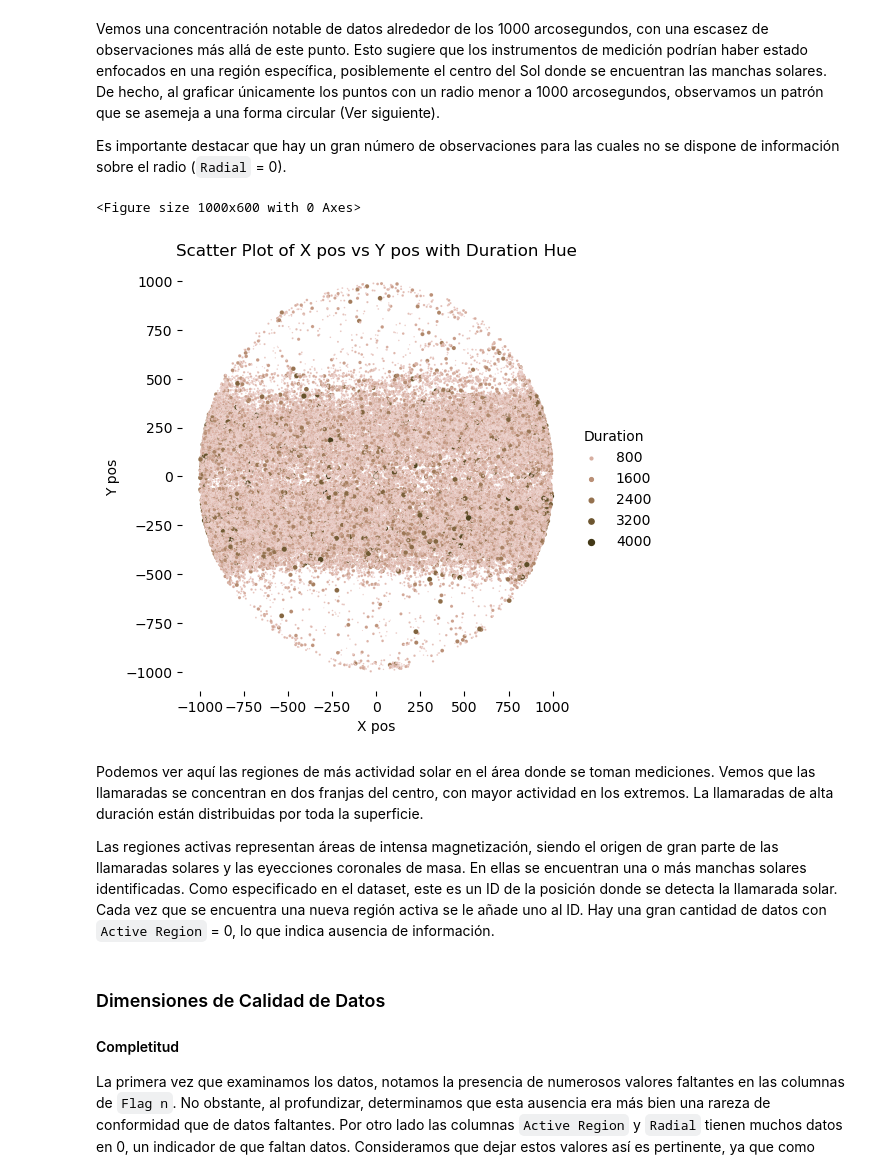
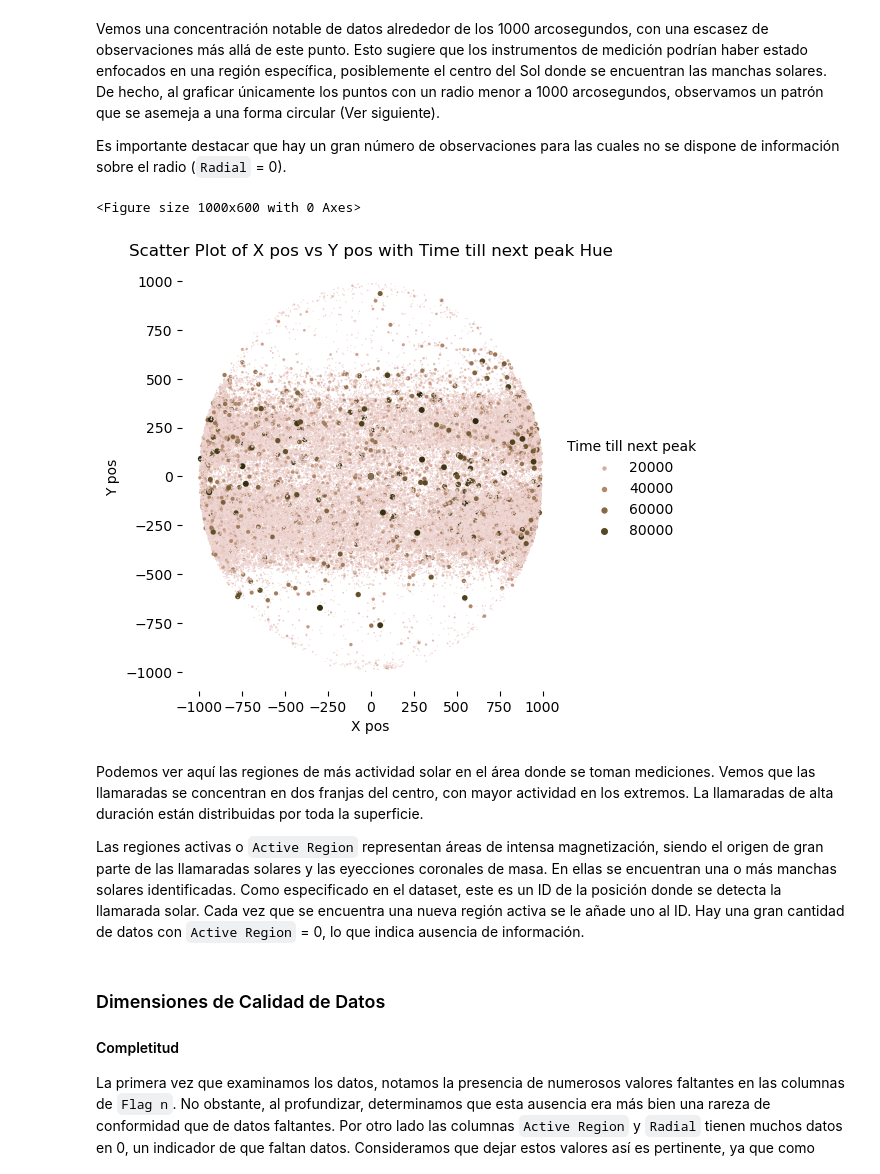
Before and after one commit to WonderfulAme/solar-flares, a Jupyter notebook: Notebook.ipynb, the cells around one changed output. Cells and saved outputs as stored; diff of their text form; code cells hidden in the pictures.

Commit message:
Change objective variable to Time till next peak

```diff
--- a/Notebook.ipynb
+++ b/Notebook.ipynb
@@ -98,5 +99,0 @@ Agregaremos una nueva columna, el tiempo que toma que suceda otra llamarada sola
-# %%
-df.sort_values(by='Start time', inplace=True)
-df['Time till next'] = df['Start time'].shift(-1) - df['End time']
-df = df.iloc[:-1]
-df.tail()
@@ -109,0 +102,5 @@ df.tail()
+# %%
+df.sort_values(by='Start time', inplace=True)
+df['Time till next peak'] = (df['Peak time'].shift(-1) - df['Peak time']).dt.total_seconds()
+df = df.iloc[:-1]
+df.head()
@@ -391,27 +402,27 @@ Vemos una concentración notable de datos alrededor de los 1000 arcosegundos, co
 
 Es importante destacar que hay un gran número de observaciones para las cuales no se dispone de información sobre el radio (`Radial` = 0).
 # %%
-sun_size = df[(abs(df["Radial"]) <= 1000)].copy()
+sun_size = df[(abs(df["Radial"]) <= 1000) & (abs(df["Time till next peak"]) <= 100000)].copy()
 
 plt.figure(figsize=(10, 6))
 cmap = sns.cubehelix_palette(start=1.5, rot=-.2, as_cmap=True)
-g = sns.relplot(data=sun_size, x="X pos", y="Y pos", hue="Duration", size="Duration", palette=cmap, sizes=(0.5, 20),)
+g = sns.relplot(data=sun_size, x="X pos", y="Y pos", hue="Time till next peak", size="Time till next peak", palette=cmap, sizes=(0.5, 20),)
 
 g.ax.xaxis.grid(True, "minor", linewidth=.25)
 g.ax.yaxis.grid(True, "minor", linewidth=.25)
 g.despine(left=True, bottom=True)
 
-plt.title('Scatter Plot of X pos vs Y pos with Duration Hue')
+plt.title('Scatter Plot of X pos vs Y pos with Time till next peak Hue')
 plt.xlabel('X pos')
 plt.ylabel('Y pos')
 plt.show()
 # %% [output]
 <Figure size 1000x600 with 0 Axes>
-[figure, old version]
+[figure, new version]
 # %% [markdown]
 Podemos ver aquí las regiones de más actividad solar en el área donde se toman mediciones. Vemos que las llamaradas se concentran en dos franjas del centro, con mayor actividad en los extremos. La llamaradas de alta duración están distribuidas por toda la superficie.
 
-Las regiones activas representan áreas de intensa magnetización, siendo el origen de gran parte de las llamaradas solares y las eyecciones coronales de masa. En ellas se encuentran una o más manchas solares identificadas. Como especificado en el dataset, este es un ID de la posición donde se detecta la llamarada solar. Cada vez que se encuentra una nueva región activa se le añade uno al ID. Hay una gran cantidad de datos con `Active Region` = 0, lo que indica ausencia de información.
+Las regiones activas o `Active Region` representan áreas de intensa magnetización, siendo el origen de gran parte de las llamaradas solares y las eyecciones coronales de masa. En ellas se encuentran una o más manchas solares identificadas. Como especificado en el dataset, este es un ID de la posición donde se detecta la llamarada solar. Cada vez que se encuentra una nueva región activa se le añade uno al ID. Hay una gran cantidad de datos con `Active Region` = 0, lo que indica ausencia de información.
 # %% [markdown]
 ### Dimensiones de Calidad de Datos
 #### Completitud
```
Also changed, not shown: parts of 41 cells of this notebook.
